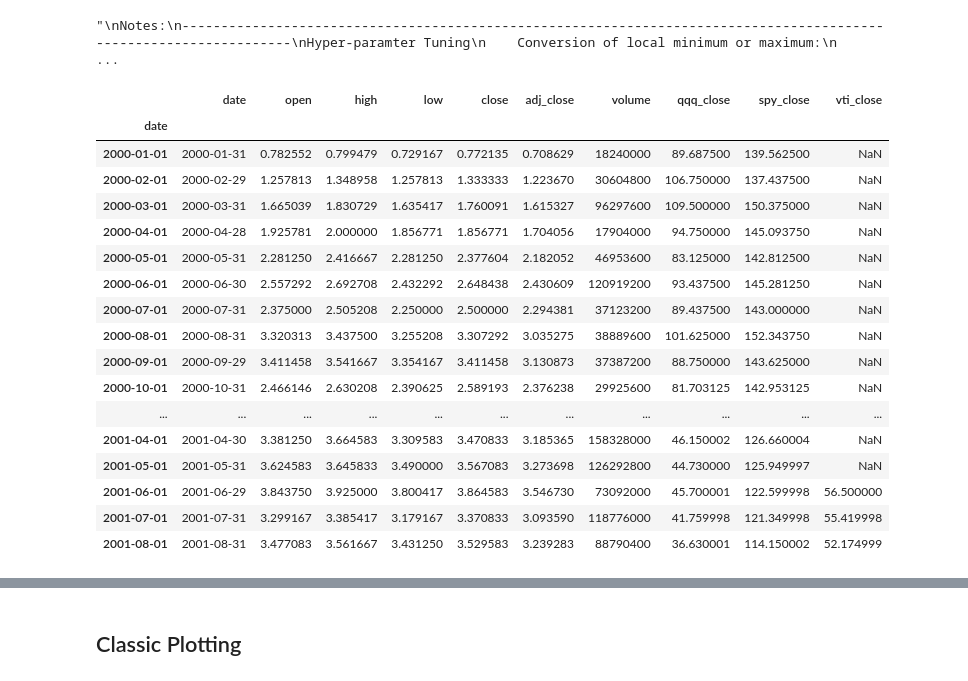
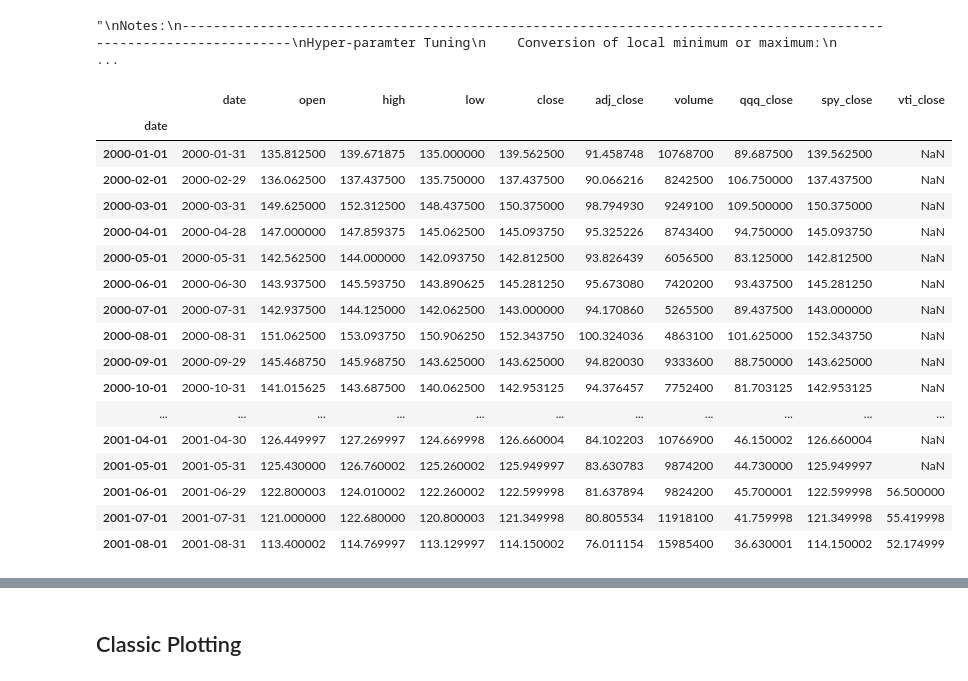
Before and after one commit to IllegalOpcode007/mlForecast, a Jupyter notebook: skLearnForecast.ipynb, the cells around one changed output, grey strips where cells are left out. Saved outputs shown, nothing was run; the diff lists cells and outputs as text; code cells hidden in the pictures.

```diff
--- a/skLearnForecast.ipynb
+++ b/skLearnForecast.ipynb
@@ -277,41 +285,41 @@ def cat_val_in_arr(data: list, categories: list) -> dict:
 # %%
 qqq_df = pd.read_csv("QQQ.csv")
 nvda_df = pd.read_csv("NVDA.csv")
 spy_df = pd.read_csv("SPY.csv")
 vti_df = pd.read_csv("VTI.csv")
 
 
 qqq_df = preprocess(qqq_df)
 nvda_df = preprocess(nvda_df)
 spy_df = preprocess(spy_df)
 vti_df = preprocess(vti_df)
 
 
-df = nvda_df.copy()
+df = spy_df.copy()
 df["qqq_close"] = qqq_df["close"]
 df["spy_close"] = spy_df["close"]
 df["vti_close"] = vti_df["close"]
 
 df.head(20)
 # %% [output]
 |  | date | open | high | low | close | adj_close | volume | qqq_close | spy_close | vti_close |
 | date |  |  |  |  |  |  |  |  |  |  |
-| 2000-01-01 | 2000-01-31 | 0.782552 | 0.799479 | 0.729167 | 0.772135 | 0.708629 | 18240000 | 89.687500 | 139.562500 | NaN |
-| 2000-02-01 | 2000-02-29 | 1.257813 | 1.348958 | 1.257813 | 1.333333 | 1.223670 | 30604800 | 106.750000 | 137.437500 | NaN |
-| 2000-03-01 | 2000-03-31 | 1.665039 | 1.830729 | 1.635417 | 1.760091 | 1.615327 | 96297600 | 109.500000 | 150.375000 | NaN |
-| 2000-04-01 | 2000-04-28 | 1.925781 | 2.000000 | 1.856771 | 1.856771 | 1.704056 | 17904000 | 94.750000 | 145.093750 | NaN |
-| 2000-05-01 | 2000-05-31 | 2.281250 | 2.416667 | 2.281250 | 2.377604 | 2.182052 | 46953600 | 83.125000 | 142.812500 | NaN |
-| 2000-06-01 | 2000-06-30 | 2.557292 | 2.692708 | 2.432292 | 2.648438 | 2.430609 | 120919200 | 93.437500 | 145.281250 | NaN |
-| 2000-07-01 | 2000-07-31 | 2.375000 | 2.505208 | 2.250000 | 2.500000 | 2.294381 | 37123200 | 89.437500 | 143.000000 | NaN |
-| 2000-08-01 | 2000-08-31 | 3.320313 | 3.437500 | 3.255208 | 3.307292 | 3.035275 | 38889600 | 101.625000 | 152.343750 | NaN |
-| 2000-09-01 | 2000-09-29 | 3.411458 | 3.541667 | 3.354167 | 3.411458 | 3.130873 | 37387200 | 88.750000 | 143.625000 | NaN |
-| 2000-10-01 | 2000-10-31 | 2.466146 | 2.630208 | 2.390625 | 2.589193 | 2.376238 | 29925600 | 81.703125 | 142.953125 | NaN |
+| 2000-01-01 | 2000-01-31 | 135.812500 | 139.671875 | 135.000000 | 139.562500 | 91.458748 | 10768700 | 89.687500 | 139.562500 | NaN |
+| 2000-02-01 | 2000-02-29 | 136.062500 | 137.437500 | 135.750000 | 137.437500 | 90.066216 | 8242500 | 106.750000 | 137.437500 | NaN |
+| 2000-03-01 | 2000-03-31 | 149.625000 | 152.312500 | 148.437500 | 150.375000 | 98.794930 | 9249100 | 109.500000 | 150.375000 | NaN |
+| 2000-04-01 | 2000-04-28 | 147.000000 | 147.859375 | 145.062500 | 145.093750 | 95.325226 | 8743400 | 94.750000 | 145.093750 | NaN |
+| 2000-05-01 | 2000-05-31 | 142.562500 | 144.000000 | 142.093750 | 142.812500 | 93.826439 | 6056500 | 83.125000 | 142.812500 | NaN |
+| 2000-06-01 | 2000-06-30 | 143.937500 | 145.593750 | 143.890625 | 145.281250 | 95.673080 | 7420200 | 93.437500 | 145.281250 | NaN |
+| 2000-07-01 | 2000-07-31 | 142.937500 | 144.125000 | 142.062500 | 143.000000 | 94.170860 | 5265500 | 89.437500 | 143.000000 | NaN |
+| 2000-08-01 | 2000-08-31 | 151.062500 | 153.093750 | 150.906250 | 152.343750 | 100.324036 | 4863100 | 101.625000 | 152.343750 | NaN |
+| 2000-09-01 | 2000-09-29 | 145.468750 | 145.968750 | 143.625000 | 143.625000 | 94.820030 | 9333600 | 88.750000 | 143.625000 | NaN |
+| 2000-10-01 | 2000-10-31 | 141.015625 | 143.687500 | 140.062500 | 142.953125 | 94.376457 | 7752400 | 81.703125 | 142.953125 | NaN |
 | ... | ... | ... | ... | ... | ... | ... | ... | ... | ... | ... |
-| 2001-04-01 | 2001-04-30 | 3.381250 | 3.664583 | 3.309583 | 3.470833 | 3.185365 | 158328000 | 46.150002 | 126.660004 | NaN |
-| 2001-05-01 | 2001-05-31 | 3.624583 | 3.645833 | 3.490000 | 3.567083 | 3.273698 | 126292800 | 44.730000 | 125.949997 | NaN |
-| 2001-06-01 | 2001-06-29 | 3.843750 | 3.925000 | 3.800417 | 3.864583 | 3.546730 | 73092000 | 45.700001 | 122.599998 | 56.500000 |
-| 2001-07-01 | 2001-07-31 | 3.299167 | 3.385417 | 3.179167 | 3.370833 | 3.093590 | 118776000 | 41.759998 | 121.349998 | 55.419998 |
-| 2001-08-01 | 2001-08-31 | 3.477083 | 3.561667 | 3.431250 | 3.529583 | 3.239283 | 88790400 | 36.630001 | 114.150002 | 52.174999 |
+| 2001-04-01 | 2001-04-30 | 126.449997 | 127.269997 | 124.669998 | 126.660004 | 84.102203 | 10766900 | 46.150002 | 126.660004 | NaN |
+| 2001-05-01 | 2001-05-31 | 125.430000 | 126.760002 | 125.260002 | 125.949997 | 83.630783 | 9874200 | 44.730000 | 125.949997 | NaN |
+| 2001-06-01 | 2001-06-29 | 122.800003 | 124.010002 | 122.260002 | 122.599998 | 81.637894 | 9824200 | 45.700001 | 122.599998 | 56.500000 |
+| 2001-07-01 | 2001-07-31 | 121.000000 | 122.680000 | 120.800003 | 121.349998 | 80.805534 | 11918100 | 41.759998 | 121.349998 | 55.419998 |
+| 2001-08-01 | 2001-08-31 | 113.400002 | 114.769997 | 113.129997 | 114.150002 | 76.011154 | 15985400 | 36.630001 | 114.150002 | 52.174999 |
 # %%
 """
 Preparation of all data
```
Also changed, not shown: parts of 14 cells of this notebook.
